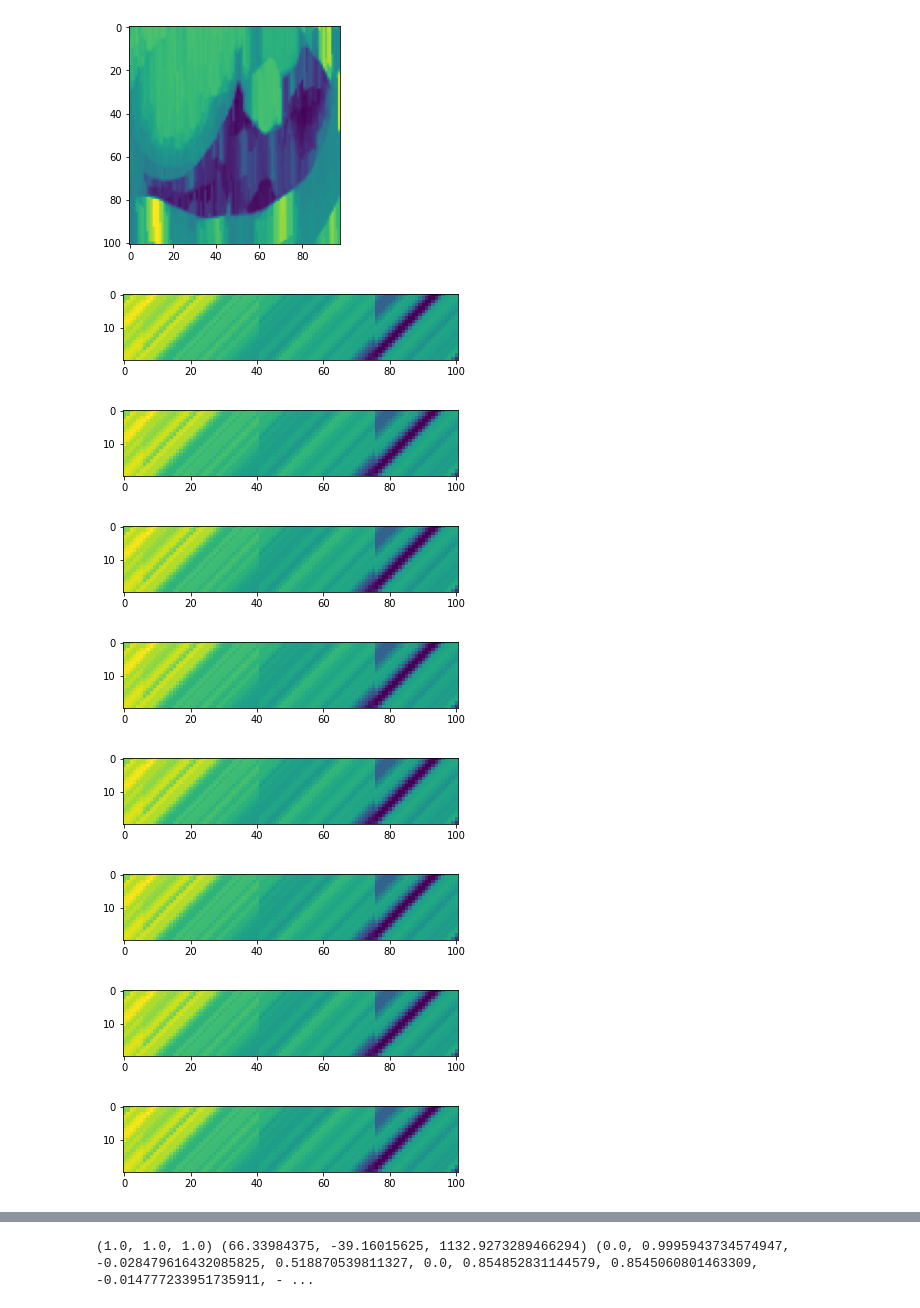
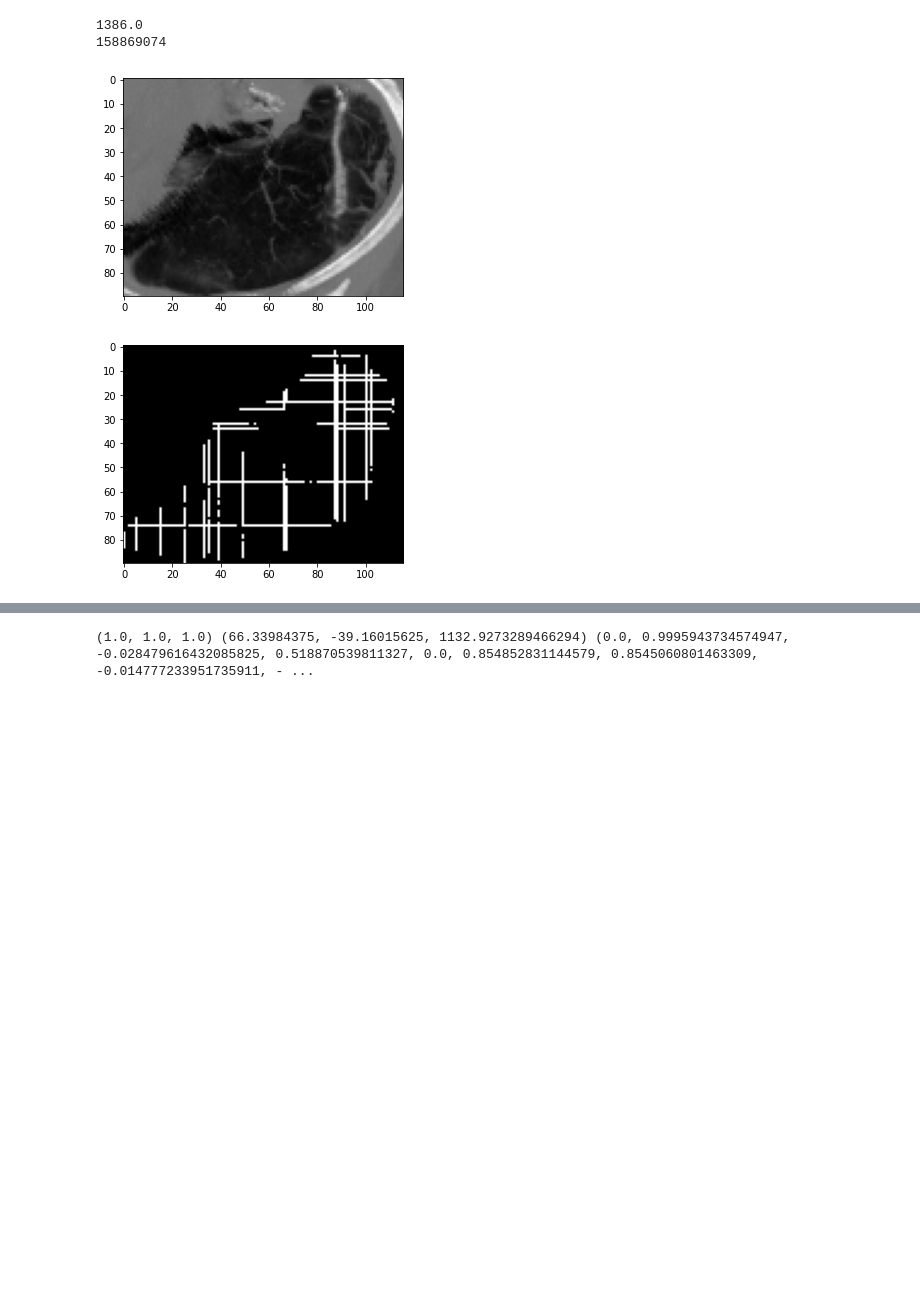
Before and after one commit to pangyuteng/fiss-viz-tmp, a Jupyter notebook: oblique.ipynb, the cells around one changed output, grey strips where cells are left out. Cells and saved outputs as stored; diff of their text form; code cells hidden in the pictures; blank space fills up the shorter version.

```diff
--- a/oblique.ipynb
+++ b/oblique.ipynb
@@ -114,6 +119,6 @@ print(np.sum(arr))
 # %%
 itk_image = imread('image.nii.gz')
-roi_image = imread('rof.nii.gz')
+roi_image = imread('lof.nii.gz')
 
 spacing = itk_image.GetSpacing()
 spacing = (1,1,1)
@@ -189,8 +194,8 @@ print("%f x + %f y + %f = z" % (fit[0], fit[1], fit[2]))
 #print(residual)
 
 # plot plane
-X,Y = np.meshgrid(np.arange(np.min(xs),np.max(xs),10),
-                  np.arange(np.min(ys),np.max(ys),10))
+X,Y = np.meshgrid(np.arange(np.min(xs),np.max(xs)+20,10),
+                  np.arange(np.min(ys),np.max(ys)+20,10))
 Z = np.zeros(X.shape)
 for r in range(X.shape[0]):
     for c in range(X.shape[1]):
@@ -327,25 +337,28 @@ plt.imshow(hdoblique.T)
 # %%
+arr_roi = sitk.GetArrayFromImage(new_roi)
+arr_img = sitk.GetArrayFromImage(new_img)
+
 myshape = hdX.shape
-myshape = list(myshape+(20,))
-hdoblique = np.zeros(myshape)
+myshape = list(myshape+(10,))
+roi_oblique = np.zeros(myshape)
+img_oblique = np.zeros(myshape)
 for o in range(myshape[2]):
     for r in range(myshape[0]):
         for c in range(myshape[1]):
             x,y,z = int(hdX[r,c]),int(hdY[r,c]),int(hdZ[r,c])
-            hdoblique[r,c,o]=arr[z,x,y+o-10]
+            roi_oblique[r,c,o]=arr_roi[z+o-5,x,y]
+            img_oblique[r,c,o]=arr_img[z+o-5,x,y]
+
+plt.figure(0)
+kwargs = dict(cmap='gray')#,vmin=-1024,vmax=-500)
+plt.imshow(np.max(img_oblique,axis=-1),**kwargs)
 plt.figure(1)
-plt.imshow(np.max(hdoblique,axis=-1))
+plt.imshow(np.max(roi_oblique,axis=-1),**kwargs)
 
-for o in np.arange(0,hdoblique.shape[1],5):
-    plt.figure(o)
-    plt.imshow(hdoblique[:,1,:].T)
+print(np.sum(roi_oblique))
+print(np.sum(sitk.GetArrayFromImage(new_roi)))
 # %% [output]
+1386.0
+158869074
-[figure, old version]
+[figure, new version]
-[figure, old version]
+[figure, new version]
-[figure, removed]
-[figure, removed]
-[figure, removed]
-[figure, removed]
-[figure, removed]
-[figure, removed]
-[figure, removed]
```
Also changed, not shown: parts of 20 cells of this notebook, 4 other files.
